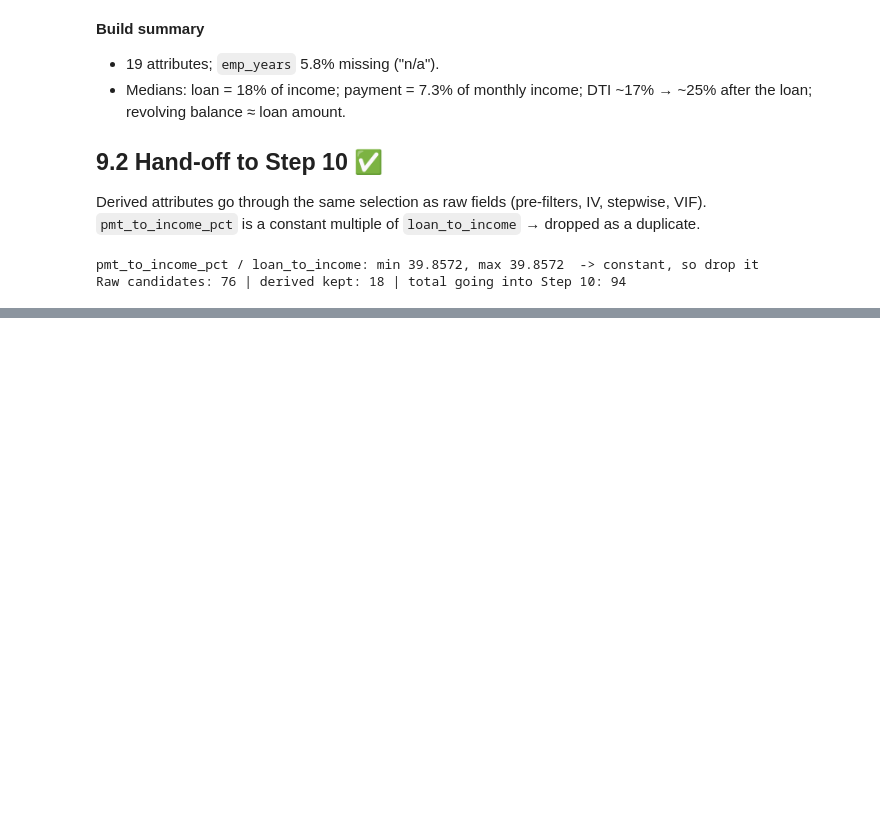
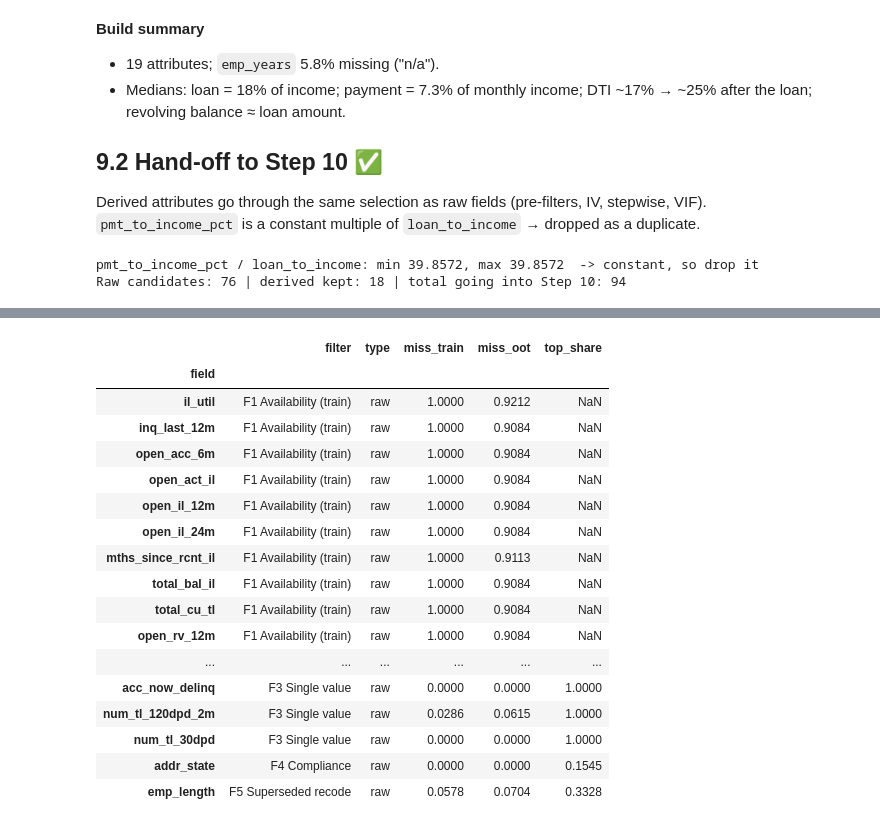
Before and after one commit to daniel-d-wu/scorecard-dev, a Jupyter notebook: scorecard_dev.ipynb, the cells around one changed output, grey strips where cells are left out. Drawn from its saved outputs; the diff is of its cells as text; code cells hidden in the pictures; blank space fills up the shorter version.

```diff
--- a/scorecard_dev.ipynb
+++ b/scorecard_dev.ipynb
@@ -1814,0 +1825,67 @@ Raw candidates: 76 | derived kept: 18 | total going into Step 10: 94
+# %%
+# ---------------------------------------------------------------
+# 10  Pre-filters on the 94 candidates (cand_fe)
+# ---------------------------------------------------------------
+dev = dm[dm['sample'].isin(['train', 'holdout'])]
+half = dev.issue_dt.dt.year.astype(str) + 'H' + ((dev.issue_dt.dt.month > 6) + 1).astype(str)
+
+def top_share(s):
+    vc = s.value_counts(normalize=True, dropna=True)
+    return vc.iloc[0] if len(vc) else np.nan
+
+prof = pd.DataFrame({
+    'type':          ['derived' if c in derived_keep else 'raw' for c in cand_fe],
+    'miss_train':    [train[c].isna().mean() for c in cand_fe],
+    'miss_oot':      [oot[c].isna().mean() for c in cand_fe],
+    'top_share':     [top_share(train[c]) for c in cand_fe],
+    'miss_range_hy': [dev[c].isna().groupby(half).mean().pipe(lambda m: m.max() - m.min()) for c in cand_fe],
+}, index=pd.Index(cand_fe, name='field'))
+
+# F6: inputs of each derived attribute (as built in 9.1) must all be screened candidates from Step 3
+derived_inputs = {
+    'loan_to_income': ['loan_amnt', 'annual_inc'], 'dti_after_loan': ['dti', 'loan_amnt', 'annual_inc'],
+    'nonmort_debt_to_income': ['total_bal_ex_mort', 'annual_inc'], 'revol_bal_to_income': ['revol_bal', 'annual_inc'],
+    'revol_bal_to_loan': ['revol_bal', 'loan_amnt'], 'loan_to_nonmort_debt': ['loan_amnt', 'total_bal_ex_mort'],
+    'nonmort_util': ['total_bal_ex_mort', 'total_rev_hi_lim', 'total_il_high_credit_limit'],
+    'bal_per_open_rev_acct': ['revol_bal', 'num_op_rev_tl'], 'share_rev_accts': ['num_rev_accts', 'total_acc'],
+    'share_rev_active': ['num_actv_rev_tl', 'num_op_rev_tl'], 'share_bc_satisfactory': ['num_bc_sats', 'num_bc_tl'],
+    'has_mortgage': ['mort_acc'], 'share_opened_24m': ['acc_open_past_24mths', 'total_acc'],
+    'inq_in_last_3m': ['mths_since_recent_inq'], 'emp_years': ['emp_length'],
+    'ever_delinq': ['mths_since_last_delinq'], 'delinq_last_24m': ['mths_since_last_delinq'],
+    'derog_count': ['pub_rec', 'collections_12_mths_ex_med', 'num_accts_ever_120_pd', 'chargeoff_within_12_mths'],
+}
+assert set(derived_inputs) == set(derived_keep)
+leak = [d for d, ins in derived_inputs.items() if not set(ins) <= set(cand)]
+
+filters = [
+    ('F1 Availability (train)',  lambda f: prof.loc[f, 'miss_train'] >= 0.99),
+    ('F2 Availability (OOT)',    lambda f: prof.loc[f, 'miss_oot'] >= 0.99),
+    ('F3 Single value',          lambda f: prof.loc[f, 'top_share'] >= 0.99),
+    ('F4 Compliance',            lambda f: f == 'addr_state'),
+    ('F5 Superseded recode',     lambda f: f == 'emp_length'),
+    ('F6 Leakage re-check',      lambda f: f in leak),
+]
+prof['filter'] = None
+for name, rule in filters:
+    for f in prof.index[prof['filter'].isna()]:
+        if rule(f):
+            prof.loc[f, 'filter'] = name
+
+waterfall = (prof.groupby('filter', dropna=False).size().reindex([n for n, _ in filters]).fillna(0).astype(int)
+             .rename('removed').to_frame())
+waterfall['remaining'] = len(cand_fe) - waterfall.removed.cumsum()
+print(f'Start: {len(cand_fe)} candidates ({(prof.type == "raw").sum()} raw, {(prof.type == "derived").sum()} derived)')
+display(waterfall)
+
+print('Removed fields:')
+display(prof[prof['filter'].notna()].sort_values('filter')[['filter', 'type', 'miss_train', 'miss_oot', 'top_share']].round(4))
+
+cand_10 = prof.index[prof['filter'].isna()].tolist()
+flag = prof.loc[cand_10][prof.loc[cand_10, 'miss_range_hy'] > 0.10]
+print('Kept but flagged (missing rate shifts > 10 pts across development half-years):')
+display(flag[['miss_train', 'miss_oot', 'miss_range_hy']].round(3))
+
+print(f'Candidates going into Step 11: {len(cand_10)} '
+      f'({(prof.loc[cand_10, "type"] == "raw").sum()} raw, {(prof.loc[cand_10, "type"] == "derived").sum()} derived)')
+print('Categorical candidates:', [c for c in cand_10 if not pd.api.types.is_numeric_dtype(dm[c])])
+# %% [output]
@@ -1814,0 +1902,18 @@ Raw candidates: 76 | derived kept: 18 | total going into Step 10: 94
+|  | filter | type | miss_train | miss_oot | top_share |
+| field |  |  |  |  |  |
+| il_util | F1 Availability (train) | raw | 1.0000 | 0.9212 | NaN |
+| inq_last_12m | F1 Availability (train) | raw | 1.0000 | 0.9084 | NaN |
+| open_acc_6m | F1 Availability (train) | raw | 1.0000 | 0.9084 | NaN |
+| open_act_il | F1 Availability (train) | raw | 1.0000 | 0.9084 | NaN |
+| open_il_12m | F1 Availability (train) | raw | 1.0000 | 0.9084 | NaN |
+| open_il_24m | F1 Availability (train) | raw | 1.0000 | 0.9084 | NaN |
+| mths_since_rcnt_il | F1 Availability (train) | raw | 1.0000 | 0.9113 | NaN |
+| total_bal_il | F1 Availability (train) | raw | 1.0000 | 0.9084 | NaN |
+| total_cu_tl | F1 Availability (train) | raw | 1.0000 | 0.9084 | NaN |
+| open_rv_12m | F1 Availability (train) | raw | 1.0000 | 0.9084 | NaN |
+| ... | ... | ... | ... | ... | ... |
+| acc_now_delinq | F3 Single value | raw | 0.0000 | 0.0000 | 1.0000 |
+| num_tl_120dpd_2m | F3 Single value | raw | 0.0286 | 0.0615 | 1.0000 |
+| num_tl_30dpd | F3 Single value | raw | 0.0000 | 0.0000 | 1.0000 |
+| addr_state | F4 Compliance | raw | 0.0000 | 0.0000 | 0.1545 |
+| emp_length | F5 Superseded recode | raw | 0.0578 | 0.0704 | 0.3328 |
```
Also changed, not shown: parts of 8 cells of this notebook, 1 other file.
